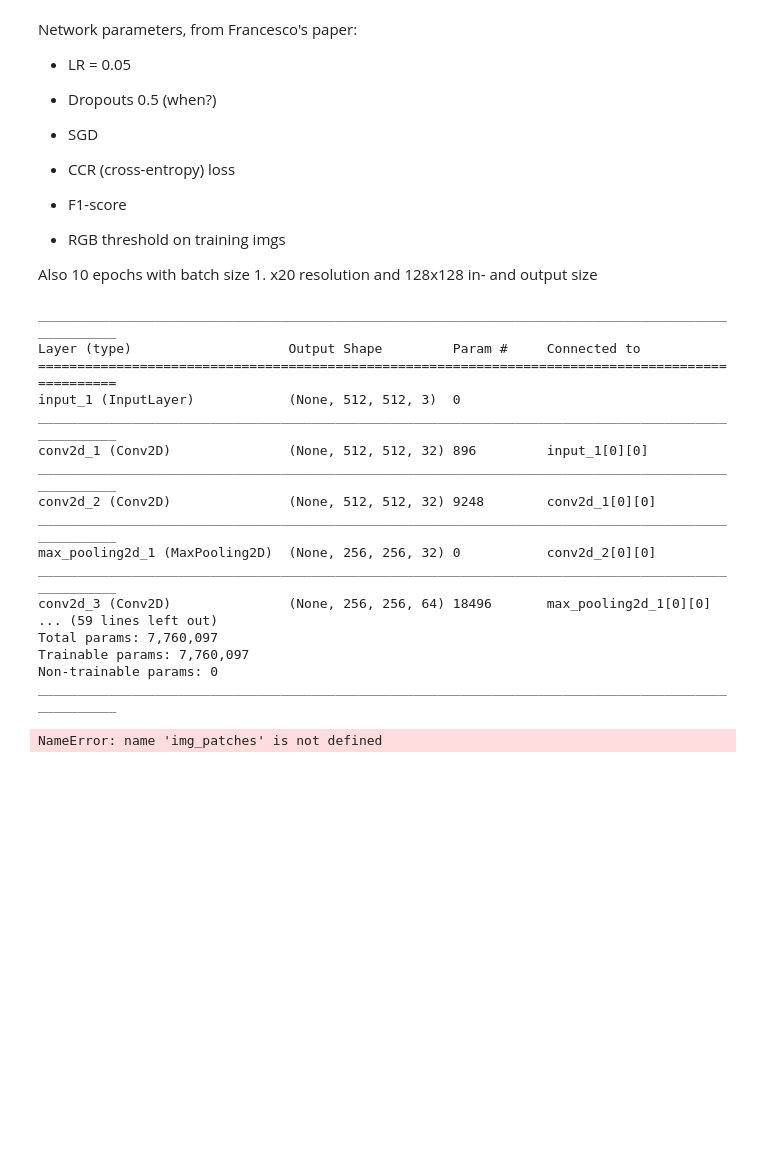
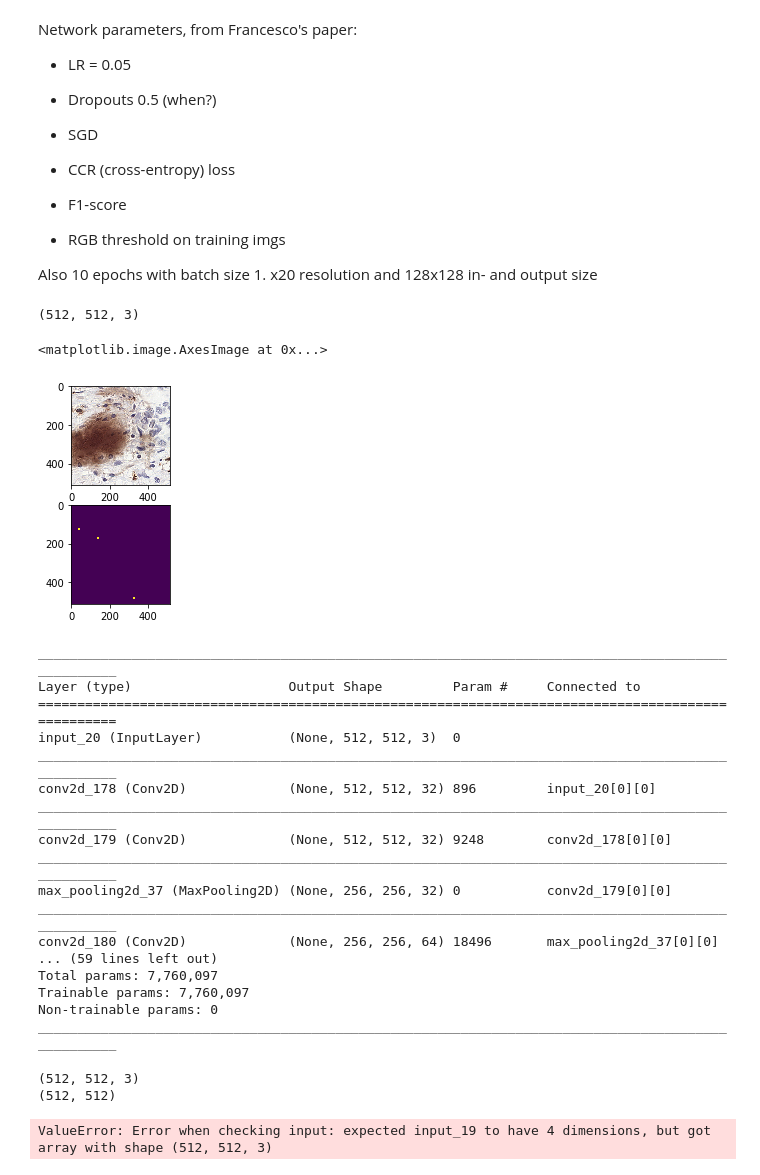
Before and after one commit to jeffluppes/ISMI2018, a Jupyter notebook: Project/ProjectNotebook.ipynb, the cells around one changed output. Drawn from its saved outputs; the diff is of its cells as text; code cells hidden in the pictures; blank space fills up the shorter version.

```diff
--- a/Project/ProjectNotebook.ipynb
+++ b/Project/ProjectNotebook.ipynb
@@ -376,31 +433,52 @@ def f1_score(y_true, y_pred):
     f1 = f1[~np.isnan(f1)]
 
     return f1
+# %%
+print(img_patches[1].shape) #should be (512, 512, 3)
+
+# Show patches (only green channel for now)
+plt.subplot(211)
+plt.imshow(img_patches[1])
+
+plt.subplot(212)
+plt.imshow(mask_patches[1])
+# %% [output]
+(512, 512, 3)
+<matplotlib.image.AxesImage at 0x...>
+[figure, added]
 # %%
-model = get_unet()
+model = get_unet(512, 512, 3)
 model_checkpoint = ModelCheckpoint('weights.h5', monitor='val_loss', save_best_only=True)
 model.summary()
 # %% [output]
 __________________________________________________________________________________________________
 Layer (type)                    Output Shape         Param #     Connected to
 ==================================================================================================
-input_1 (InputLayer)            (None, 512, 512, 3)  0
+input_20 (InputLayer)           (None, 512, 512, 3)  0
 __________________________________________________________________________________________________
-conv2d_1 (Conv2D)               (None, 512, 512, 32) 896         input_1[0][0]
+conv2d_178 (Conv2D)             (None, 512, 512, 32) 896         input_20[0][0]
 __________________________________________________________________________________________________
-conv2d_2 (Conv2D)               (None, 512, 512, 32) 9248        conv2d_1[0][0]
+conv2d_179 (Conv2D)             (None, 512, 512, 32) 9248        conv2d_178[0][0]
 __________________________________________________________________________________________________
-max_pooling2d_1 (MaxPooling2D)  (None, 256, 256, 32) 0           conv2d_2[0][0]
+max_pooling2d_37 (MaxPooling2D) (None, 256, 256, 32) 0           conv2d_179[0][0]
 __________________________________________________________________________________________________
-conv2d_3 (Conv2D)               (None, 256, 256, 64) 18496       max_pooling2d_1[0][0]
+conv2d_180 (Conv2D)             (None, 256, 256, 64) 18496       max_pooling2d_37[0][0]
 ... (59 lines left out)
 Total params: 7,760,097
 Trainable params: 7,760,097
 Non-trainable params: 0
 __________________________________________________________________________________________________
+# %%
+X_train = np.asarray(img_patches)[1] #shouldn't this be 20,1?
+y_train = np.asarray(mask_patches)[1]
+
+print(np.shape(X_train))
+print(np.shape(y_train))
+# %% [output]
+(512, 512, 3)
+(512, 512)
 # %%
 # model.fit_generator(imgs_train, imgs_mask_train, batch_size=1, nb_epoch=10, verbose=1, shuffle=True, validation_split=0.2, callbacks=[model_checkpoint])
-#model.fit(np.asarray(img_patches), np.asarray(mask_patches), batch_size=1, epochs=10, verbose=1, shuffle=True, validation_split=0.2, callbacks=[model_checkpoint])
-model.fit(img_patches, mask_patches, batch_size=1, epochs=10, verbose=1, shuffle=True, validation_split=0.2, callbacks=[model_checkpoint])
+model.fit(X_train, y_train, batch_size=1, epochs=10, verbose=1, shuffle=True, validation_split=0.2, callbacks=[model_checkpoint])
 # %% [output]
-NameError: name 'img_patches' is not defined
+ValueError: Error when checking input: expected input_19 to have 4 dimensions, but got array with shape (512, 512, 3)
```
Also changed, not shown: parts of 9 cells of this notebook, 1 other file.
